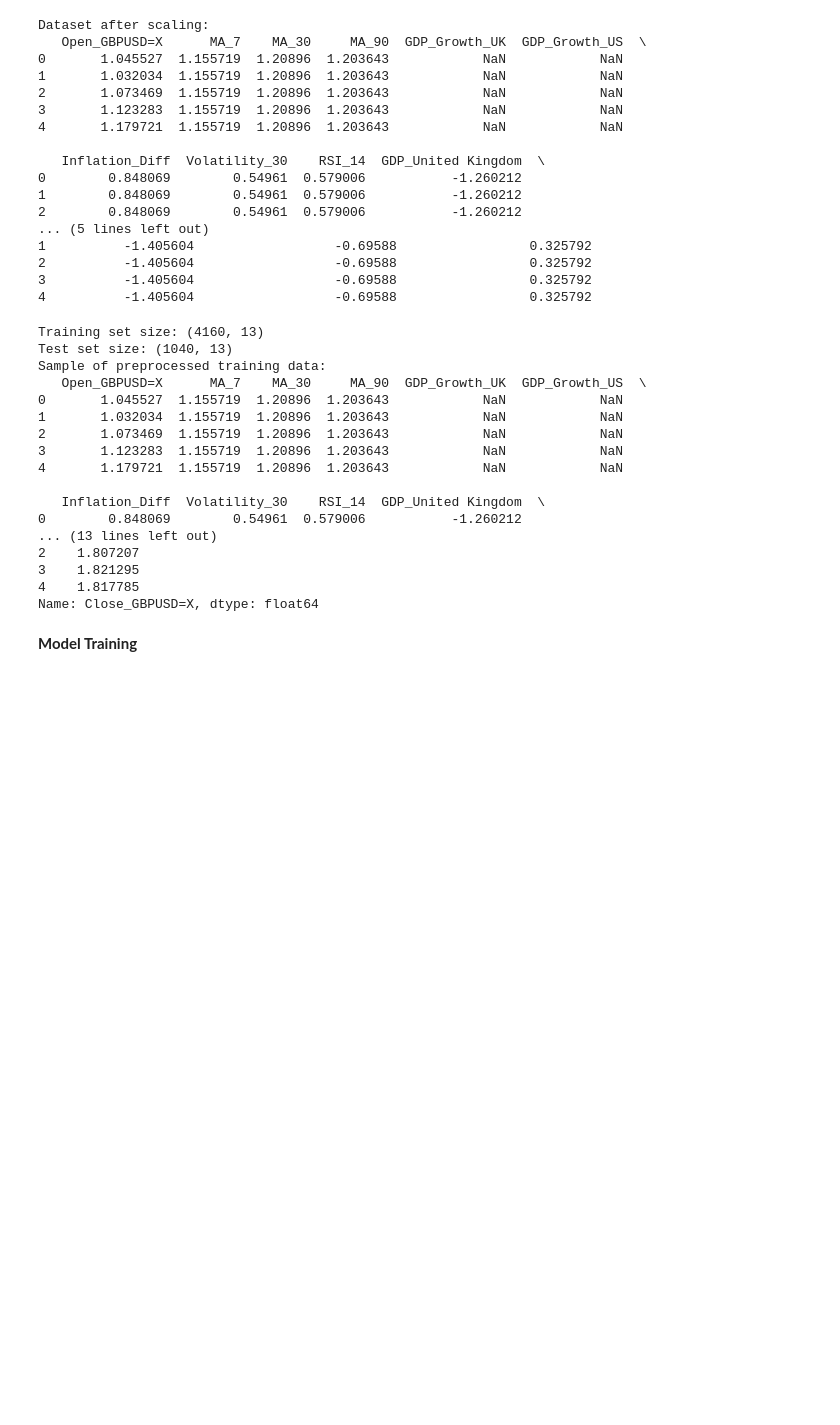
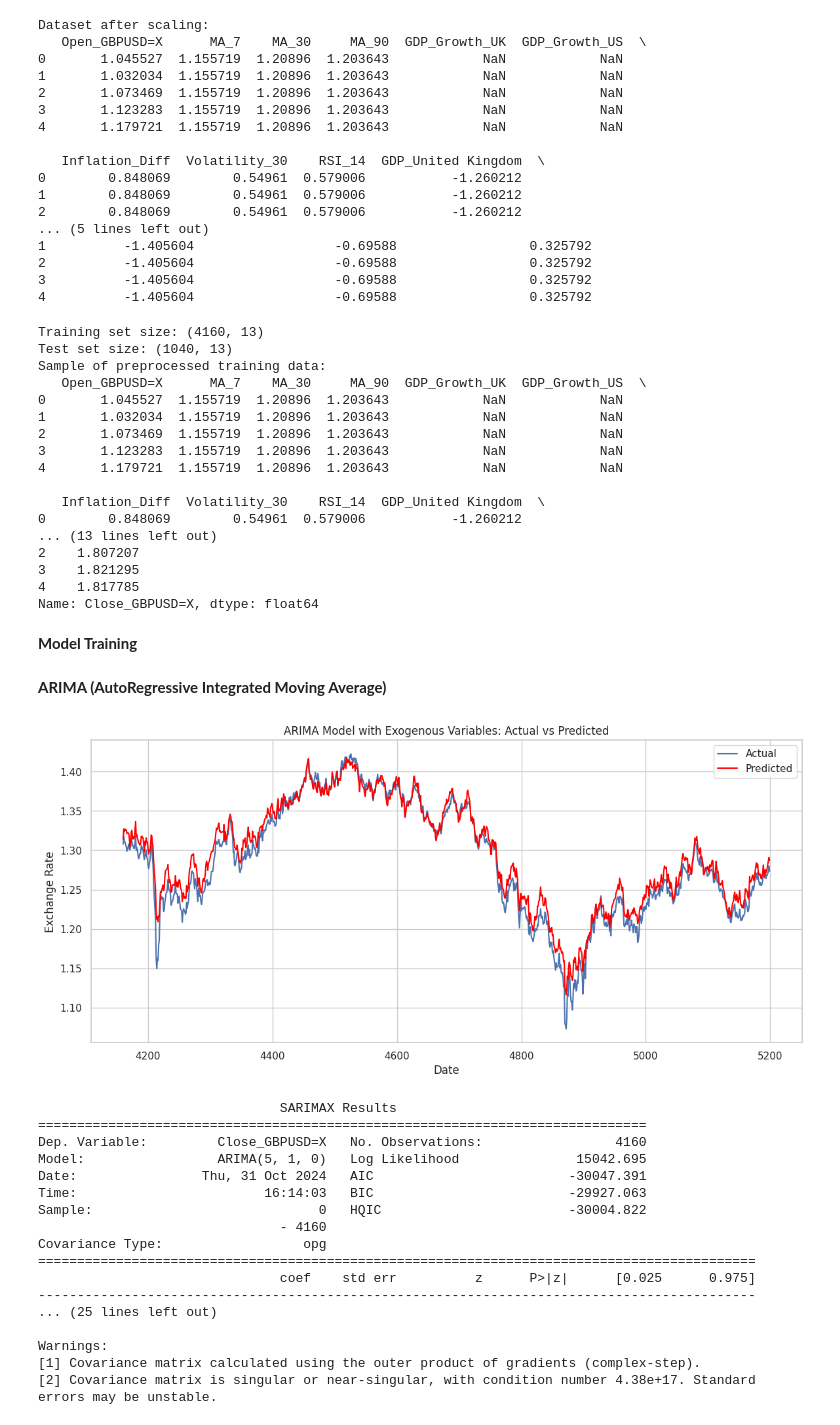
Before and after one commit to FunmilolaAdetuwo/Final-Project, a Jupyter notebook: Advanced_AI_Techniques_for_Predicting_Currency_Exchange_Rates_A_Deep_Learning_Approach.ipynb, the cells around one changed output. Drawn from its saved outputs; the diff is of its cells as text; code cells hidden in the pictures; blank space fills up the shorter version.

```diff
--- a/Advanced_AI_Techniques_for_Predicting_Currency_Exchange_Rates_A_Deep_Learning_Approach.ipynb
+++ b/Advanced_AI_Techniques_for_Predicting_Currency_Exchange_Rates_A_Deep_Learning_Approach.ipynb
@@ -443,3 +469,5 @@ Sample of preprocessed training data:
 Name: Close_GBPUSD=X, dtype: float64
 # %% [markdown]
 **Model Training**
+# %% [markdown]
+**ARIMA (AutoRegressive Integrated Moving Average)**
@@ -445,0 +478,48 @@ Name: Close_GBPUSD=X, dtype: float64
+# %%
+# Checking for NaNs and handling them in the training and test
+ex_fturs_tn = X_train.fillna(method='bfill')
+ex_fturs_tn.replace([np.inf, -np.inf], np.nan, inplace=True)
+ex_fturs_tn = ex_fturs_tn.fillna(ex_fturs_tn.mean())
+
+ex_fturs_tst = X_test.fillna(method='bfill')
+ex_fturs_tst.replace([np.inf, -np.inf], np.nan, inplace=True)
+ex_fturs_tst = ex_fturs_tst.fillna(ex_fturs_tst.mean())
+
+# Training the ARIMA model with the featured engineered variable
+arma_mdl = ARIMA(y_train, exog=ex_fturs_tn, order=(5, 1, 0))
+arma_mdl_fit = arma_mdl.fit()
+
+# Forecasting using the trained model and test
+y_prd_arma = arma_mdl_fit.forecast(steps=len(y_test), exog=ex_fturs_tst)
+
+# Plotting the actual vs. predicted values
+plt.figure(figsize=(14, 6))
+plt.plot(y_test.index, y_test, label='Actual')
+plt.plot(y_test.index, y_pred_arima, label='Predicted', color='red')
+plt.title('ARIMA Model: Actual vs Predicted')
+plt.xlabel('Date')
+plt.ylabel('Exchange Rate')
+plt.legend()
+plt.show()
+
+# Displaying model summary
+print(arma_mdl_fit.summary())
+# %% [output]
+[figure, added]
+                               SARIMAX Results
+==============================================================================
+Dep. Variable:         Close_GBPUSD=X   No. Observations:                 4160
+Model:                 ARIMA(5, 1, 0)   Log Likelihood               15042.695
+Date:                Thu, 31 Oct 2024   AIC                         -30047.391
+Time:                        16:14:03   BIC                         -29927.063
+Sample:                             0   HQIC                        -30004.822
+                               - 4160
+Covariance Type:                  opg
+============================================================================================
+                               coef    std err          z      P>|z|      [0.025      0.975]
+--------------------------------------------------------------------------------------------
+... (25 lines left out)
+
+Warnings:
+[1] Covariance matrix calculated using the outer product of gradients (complex-step).
+[2] Covariance matrix is singular or near-singular, with condition number 4.38e+17. Standard errors may be unstable.
```
Also changed, not shown: parts of 4 cells of this notebook.
